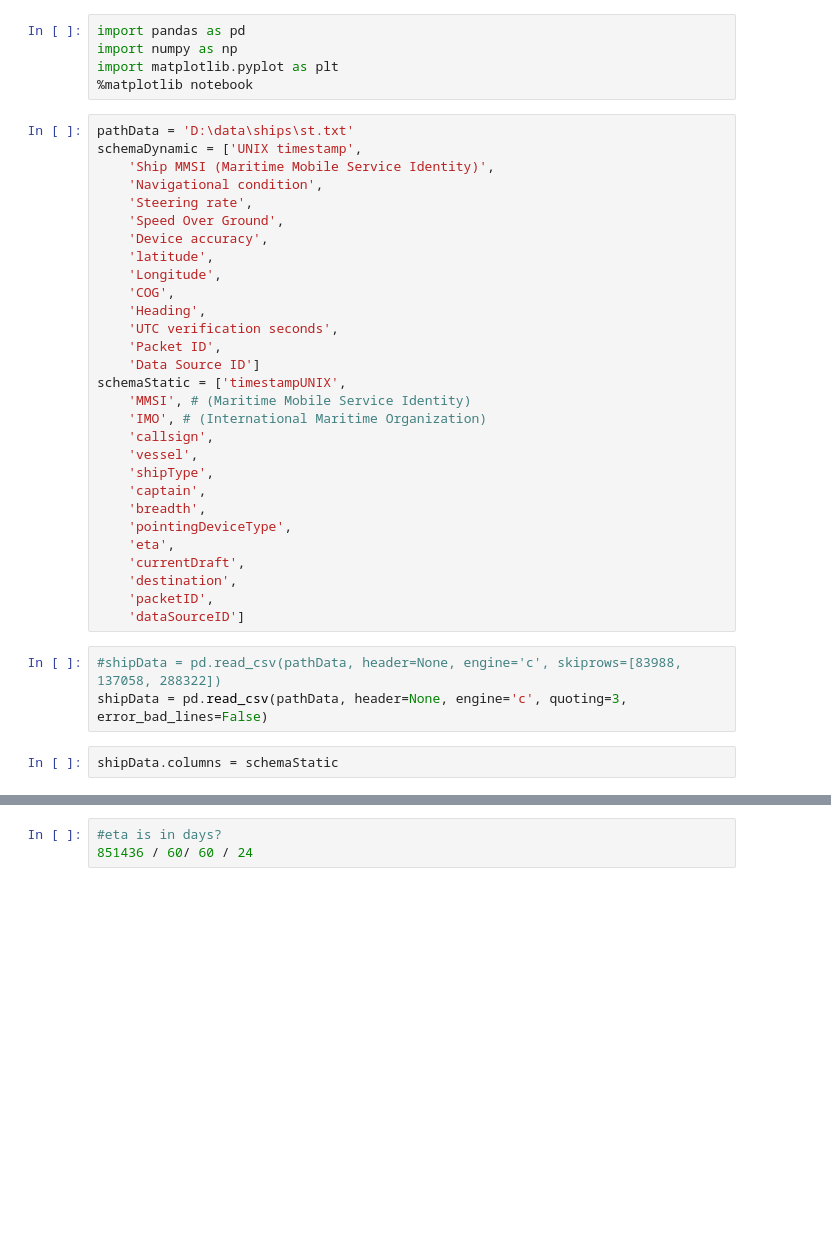
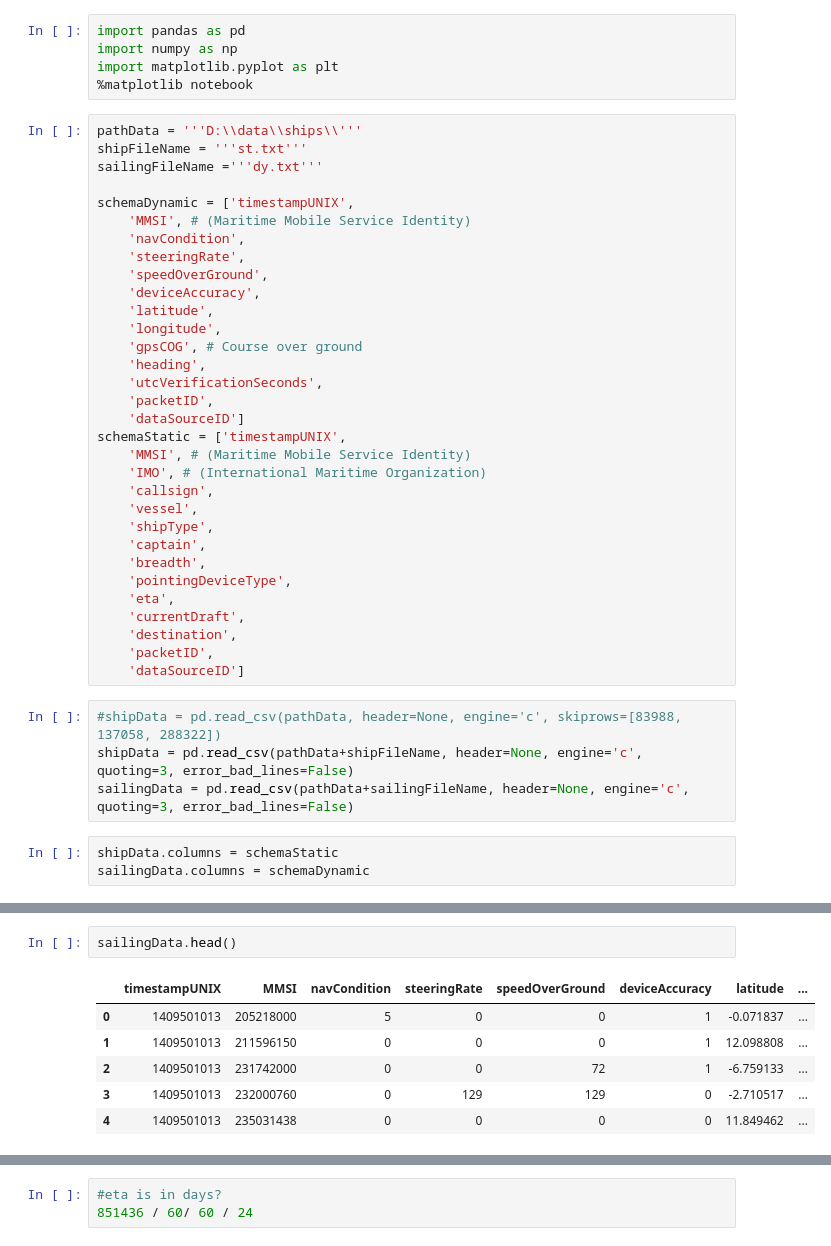
Before and after one commit to uwong/python, a Jupyter notebook: notebooks/ships/ship data exploration.ipynb, the cells around one changed output, grey strips where cells are left out. Saved outputs shown, nothing was run; the diff lists cells and outputs as text; blank space fills up the shorter version.

Commit message:
Read and join sailing data. Issue with memory though.

```diff
--- a/notebooks/ships/ship data exploration.ipynb
+++ b/notebooks/ships/ship data exploration.ipynb
@@ -4,20 +10,23 @@ import numpy as np
 import matplotlib.pyplot as plt
 %matplotlib notebook
 # %%
-pathData = 'D:\data\ships\st.txt'
-schemaDynamic = ['UNIX timestamp',
-    'Ship MMSI (Maritime Mobile Service Identity)',
-    'Navigational condition',
-    'Steering rate',
-    'Speed Over Ground',
-    'Device accuracy',
+pathData = '''D:\\data\\ships\\'''
+shipFileName = '''st.txt'''
+sailingFileName ='''dy.txt'''
+
+schemaDynamic = ['timestampUNIX',
+    'MMSI', # (Maritime Mobile Service Identity)
+    'navCondition',
+    'steeringRate',
+    'speedOverGround',
+    'deviceAccuracy',
     'latitude',
-    'Longitude',
-    'COG',
-    'Heading',
-    'UTC verification seconds',
-    'Packet ID',
-    'Data Source ID']
+    'longitude',
+    'gpsCOG', # Course over ground
+    'heading',
+    'utcVerificationSeconds',
+    'packetID',
+    'dataSourceID']
 schemaStatic = ['timestampUNIX',
     'MMSI', # (Maritime Mobile Service Identity)
     'IMO', # (International Maritime Organization)
@@ -34,6 +43,8 @@ schemaStatic = ['timestampUNIX',
     'dataSourceID']
 # %%
 #shipData = pd.read_csv(pathData, header=None, engine='c', skiprows=[83988, 137058, 288322])
-shipData = pd.read_csv(pathData, header=None, engine='c', quoting=3, error_bad_lines=False)
+shipData = pd.read_csv(pathData+shipFileName, header=None, engine='c', quoting=3, error_bad_lines=False)
+sailingData = pd.read_csv(pathData+sailingFileName, header=None, engine='c', quoting=3, error_bad_lines=False)
 # %%
 shipData.columns = schemaStatic
+sailingData.columns = schemaDynamic
@@ -74,0 +60,9 @@ shipData.describe()
+# %%
+sailingData.head()
+# %% [output]
+|  | timestampUNIX | MMSI | navCondition | steeringRate | speedOverGround | deviceAccuracy | latitude | ... |
+| 0 | 1409501013 | 205218000 | 5 | 0 | 0 | 1 | -0.071837 | ... |
+| 1 | 1409501013 | 211596150 | 0 | 0 | 0 | 1 | 12.098808 | ... |
+| 2 | 1409501013 | 231742000 | 0 | 0 | 72 | 1 | -6.759133 | ... |
+| 3 | 1409501013 | 232000760 | 0 | 129 | 129 | 0 | -2.710517 | ... |
+| 4 | 1409501013 | 235031438 | 0 | 0 | 0 | 0 | 11.849462 | ... |
```
Also changed, not shown: parts of 11 cells of this notebook, 1 other file.
